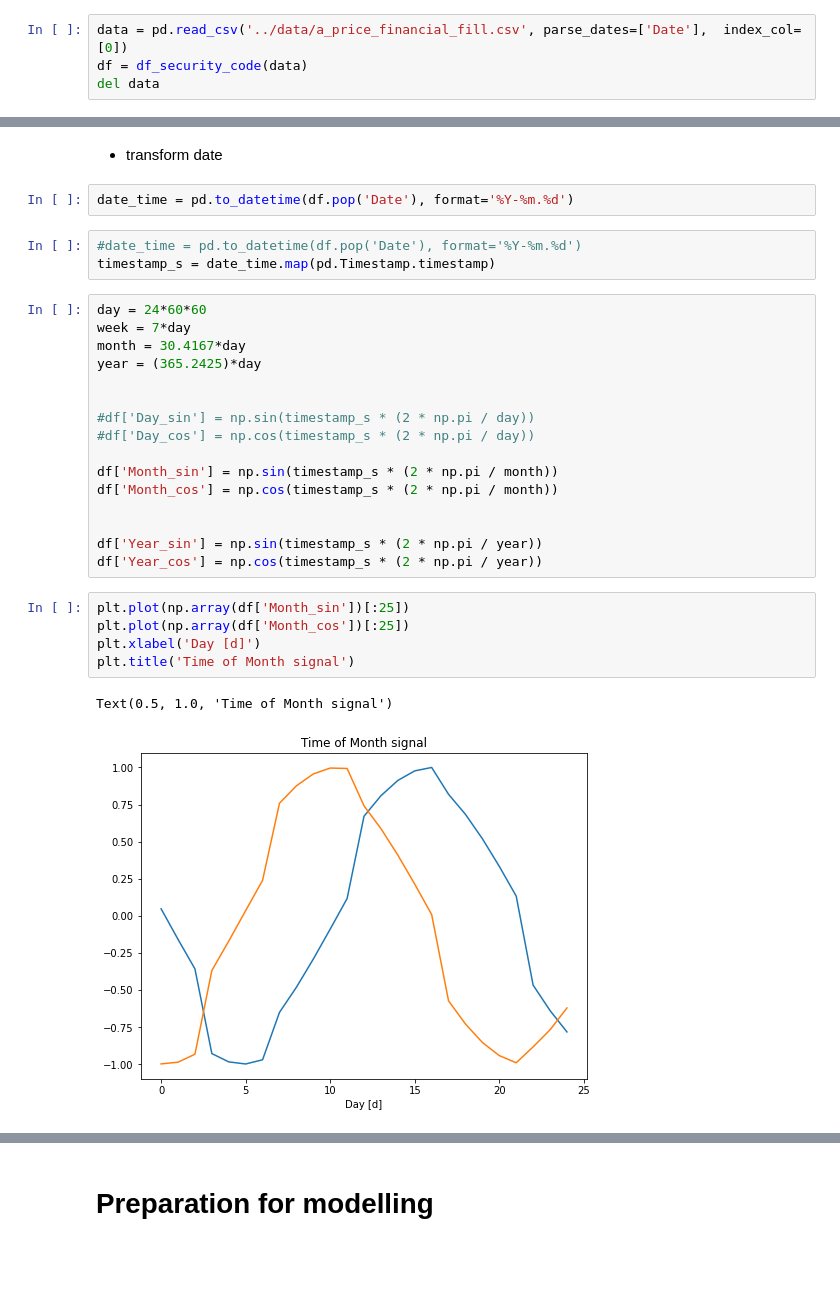
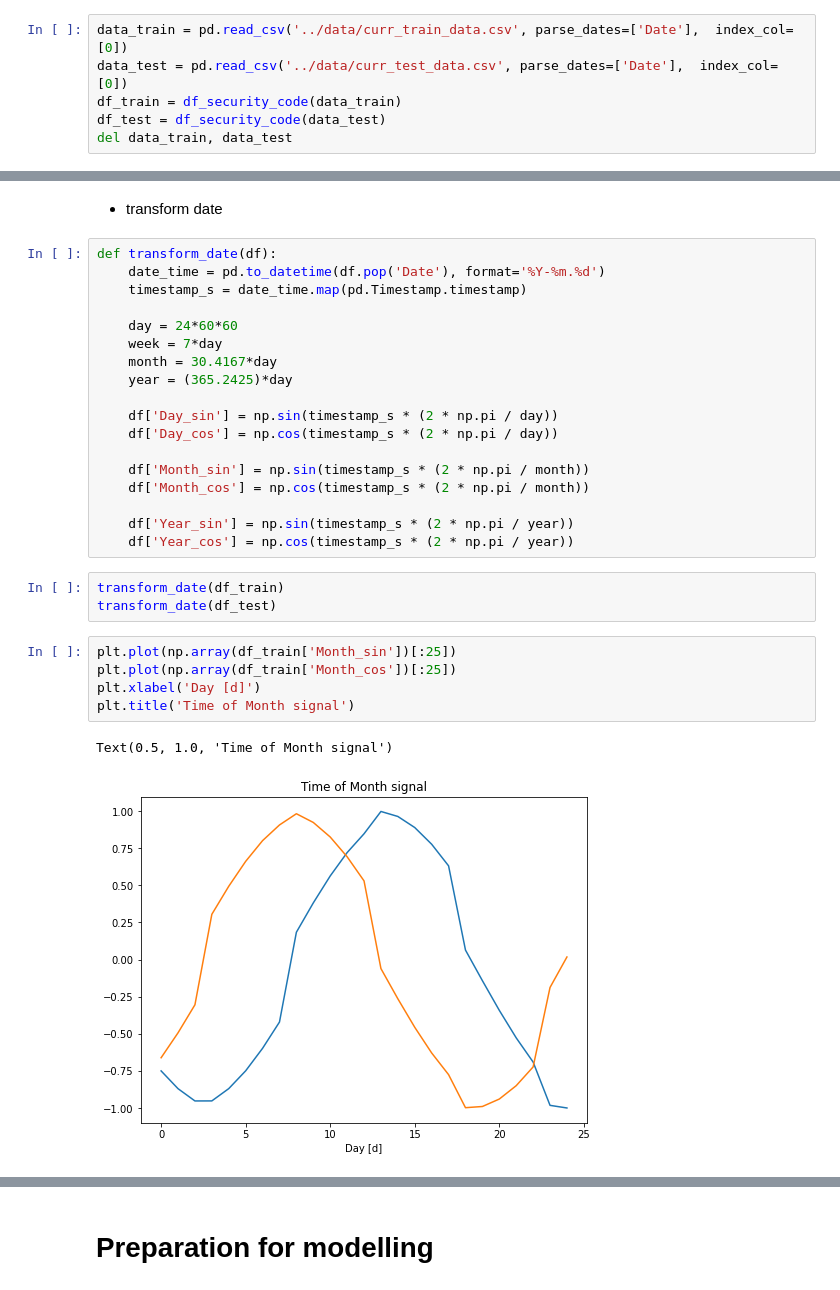
Before and after one commit to valentina-bec/tokyo-stock-exchange, a Jupyter notebook: notebooks/model.ipynb, the cells around one changed output, grey strips where cells are left out. Drawn from its saved outputs; the diff is of its cells as text; blank space fills up the shorter version.

```diff
--- a/notebooks/model.ipynb
+++ b/notebooks/model.ipynb
@@ -28,5 +30,7 @@ mpl.rcParams['axes.grid'] = False
 # %%
-data = pd.read_csv('../data/a_price_financial_fill.csv', parse_dates=['Date'],  index_col=[0])
-df = df_security_code(data)
-del data
+data_train = pd.read_csv('../data/curr_train_data.csv', parse_dates=['Date'],  index_col=[0])
+data_test = pd.read_csv('../data/curr_test_data.csv', parse_dates=['Date'],  index_col=[0])
+df_train = df_security_code(data_train)
+df_test = df_security_code(data_test)
+del data_train, data_test
 # %%
@@ -39,31 +50,31 @@ df.head(2)
 # %% [markdown]
 - transform date
-# %%
-date_time = pd.to_datetime(df.pop('Date'), format='%Y-%m.%d')
-# %%
-#date_time = pd.to_datetime(df.pop('Date'), format='%Y-%m.%d')
-timestamp_s = date_time.map(pd.Timestamp.timestamp)
 # %%
-day = 24*60*60
-week = 7*day
-month = 30.4167*day
-year = (365.2425)*day
+def transform_date(df):
+    date_time = pd.to_datetime(df.pop('Date'), format='%Y-%m.%d')
+    timestamp_s = date_time.map(pd.Timestamp.timestamp)
 
+    day = 24*60*60
+    week = 7*day
+    month = 30.4167*day
+    year = (365.2425)*day
 
-#df['Day_sin'] = np.sin(timestamp_s * (2 * np.pi / day))
-#df['Day_cos'] = np.cos(timestamp_s * (2 * np.pi / day))
+    df['Day_sin'] = np.sin(timestamp_s * (2 * np.pi / day))
+    df['Day_cos'] = np.cos(timestamp_s * (2 * np.pi / day))
 
-df['Month_sin'] = np.sin(timestamp_s * (2 * np.pi / month))
-df['Month_cos'] = np.cos(timestamp_s * (2 * np.pi / month))
+    df['Month_sin'] = np.sin(timestamp_s * (2 * np.pi / month))
+    df['Month_cos'] = np.cos(timestamp_s * (2 * np.pi / month))
 
-
-df['Year_sin'] = np.sin(timestamp_s * (2 * np.pi / year))
-df['Year_cos'] = np.cos(timestamp_s * (2 * np.pi / year))
+    df['Year_sin'] = np.sin(timestamp_s * (2 * np.pi / year))
+    df['Year_cos'] = np.cos(timestamp_s * (2 * np.pi / year))
+# %%
+transform_date(df_train)
+transform_date(df_test)
 # %%
-plt.plot(np.array(df['Month_sin'])[:25])
-plt.plot(np.array(df['Month_cos'])[:25])
+plt.plot(np.array(df_train['Month_sin'])[:25])
+plt.plot(np.array(df_train['Month_cos'])[:25])
 plt.xlabel('Day [d]')
 plt.title('Time of Month signal')
 # %% [output]
 Text(0.5, 1.0, 'Time of Month signal')
-[figure, old version]
+[figure, new version]
```
Also changed, not shown: parts of 52 cells of this notebook, 2 other files.
